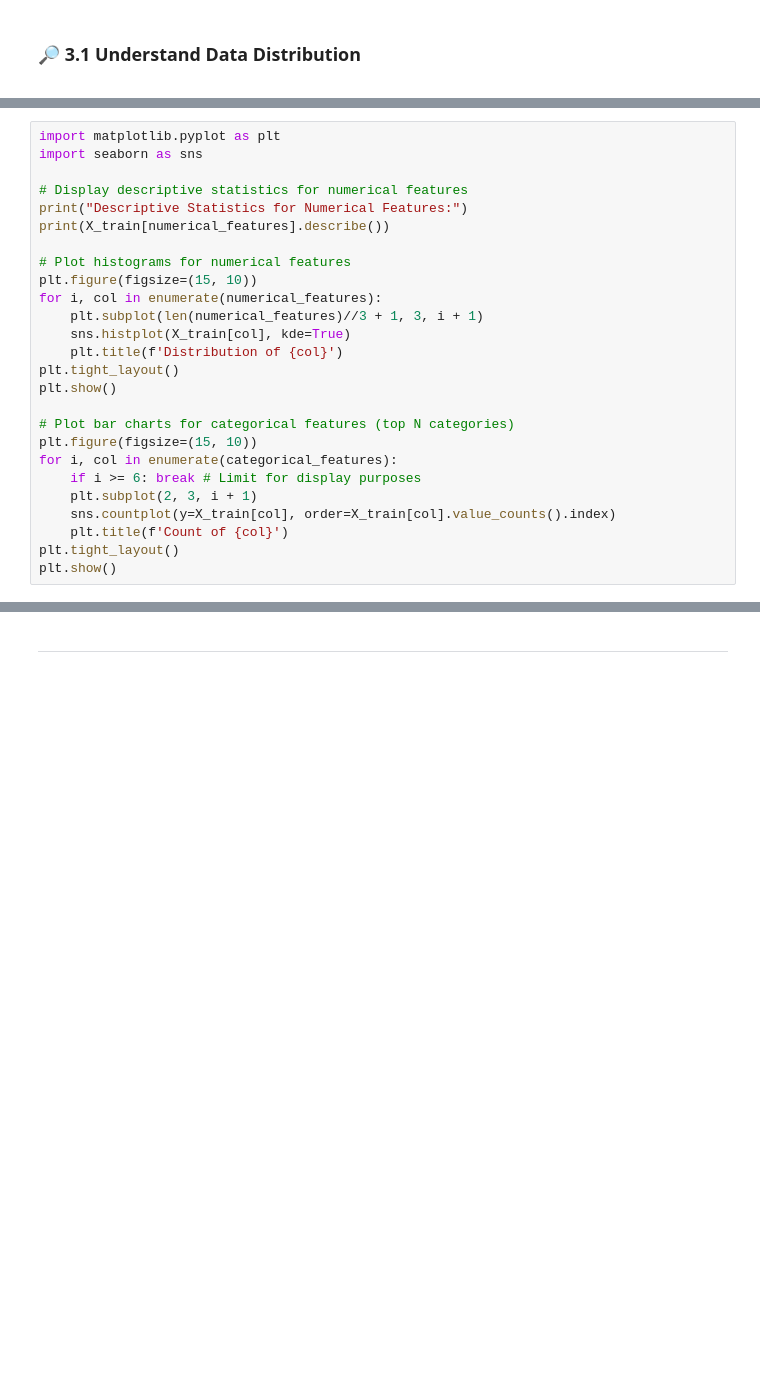
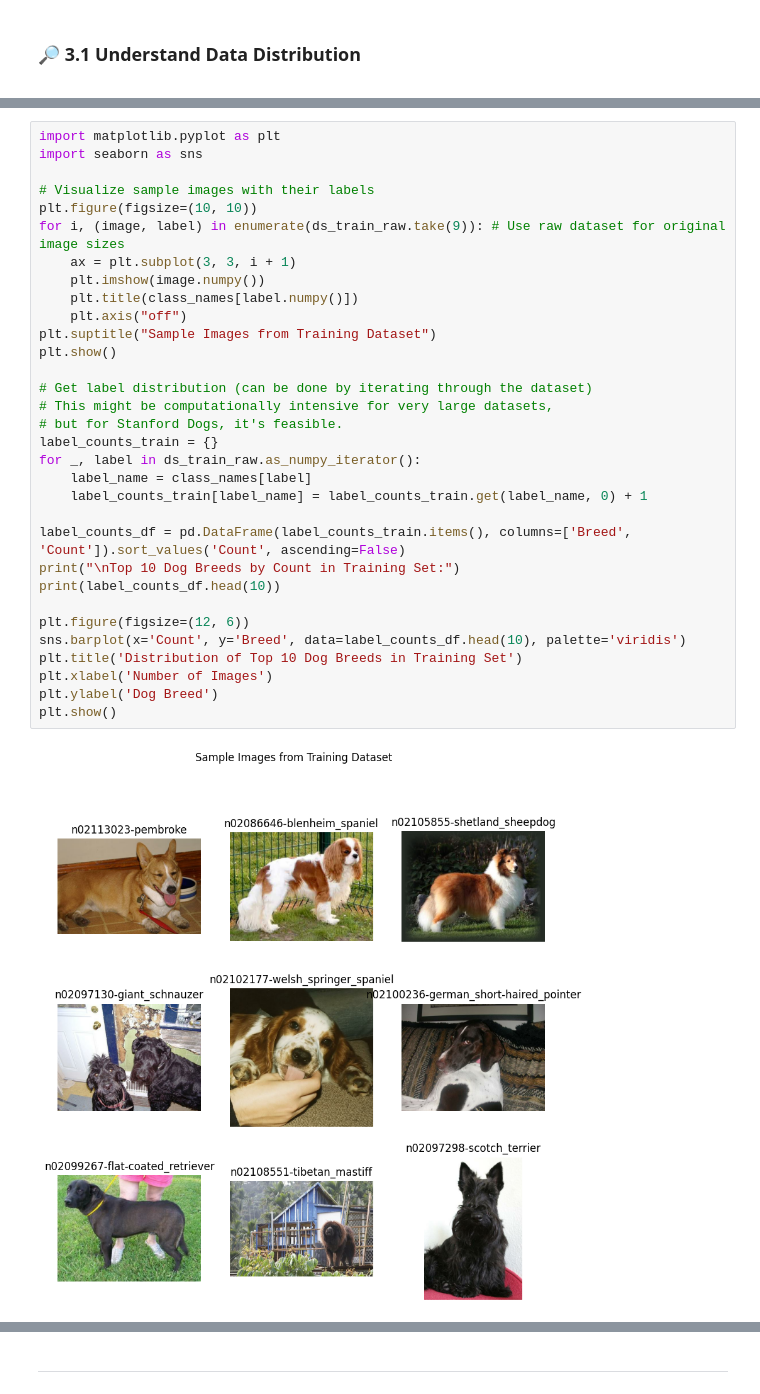
Before and after one commit to clarsendartois/Smart-Engineer-AI, a Jupyter notebook: Machine Learning/Projects/Dog Breed Classification/dog_breed_classification.ipynb, the cells around one changed output, grey strips where cells are left out. Cells and saved outputs as stored; diff of their text form; blank space fills up the shorter version.

```diff
--- a/Machine Learning/Projects/Dog Breed Classification/dog_breed_classification.ipynb
+++ b/Machine Learning/Projects/Dog Breed Classification/dog_breed_classification.ipynb
@@ -342,26 +409,34 @@ print(f"Test: {y_test.value_counts(normalize=True)}")
 # %%
 import matplotlib.pyplot as plt
 import seaborn as sns
 
-# Display descriptive statistics for numerical features
-print("Descriptive Statistics for Numerical Features:")
-print(X_train[numerical_features].describe())
-
-# Plot histograms for numerical features
-plt.figure(figsize=(15, 10))
-for i, col in enumerate(numerical_features):
-    plt.subplot(len(numerical_features)//3 + 1, 3, i + 1)
-    sns.histplot(X_train[col], kde=True)
-    plt.title(f'Distribution of {col}')
-plt.tight_layout()
+# Visualize sample images with their labels
+plt.figure(figsize=(10, 10))
+for i, (image, label) in enumerate(ds_train_raw.take(9)): # Use raw dataset for original image sizes
+    ax = plt.subplot(3, 3, i + 1)
+    plt.imshow(image.numpy())
+    plt.title(class_names[label.numpy()])
+    plt.axis("off")
+plt.suptitle("Sample Images from Training Dataset")
 plt.show()
 
-# Plot bar charts for categorical features (top N categories)
-plt.figure(figsize=(15, 10))
-for i, col in enumerate(categorical_features):
-    if i >= 6: break # Limit for display purposes
-    plt.subplot(2, 3, i + 1)
-    sns.countplot(y=X_train[col], order=X_train[col].value_counts().index)
-    plt.title(f'Count of {col}')
-plt.tight_layout()
+# Get label distribution (can be done by iterating through the dataset)
+# This might be computationally intensive for very large datasets,
+# but for Stanford Dogs, it's feasible.
+label_counts_train = {}
+for _, label in ds_train_raw.as_numpy_iterator():
+    label_name = class_names[label]
+    label_counts_train[label_name] = label_counts_train.get(label_name, 0) + 1
+
+label_counts_df = pd.DataFrame(label_counts_train.items(), columns=['Breed', 'Count']).sort_values('Count', ascending=False)
+print("\nTop 10 Dog Breeds by Count in Training Set:")
+print(label_counts_df.head(10))
+
+plt.figure(figsize=(12, 6))
+sns.barplot(x='Count', y='Breed', data=label_counts_df.head(10), palette='viridis')
+plt.title('Distribution of Top 10 Dog Breeds in Training Set')
+plt.xlabel('Number of Images')
+plt.ylabel('Dog Breed')
 plt.show()
+# %% [output]
+[figure, added]
```
Also changed, not shown: parts of 25 cells of this notebook.
